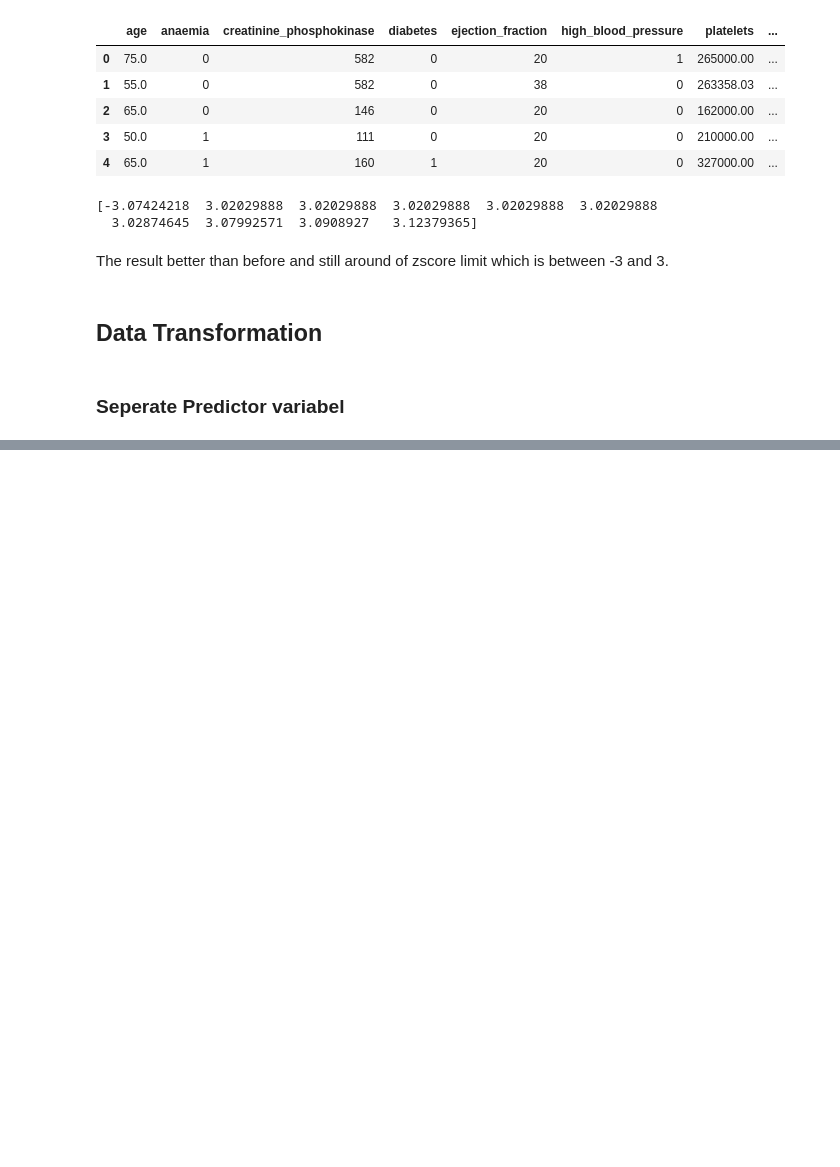
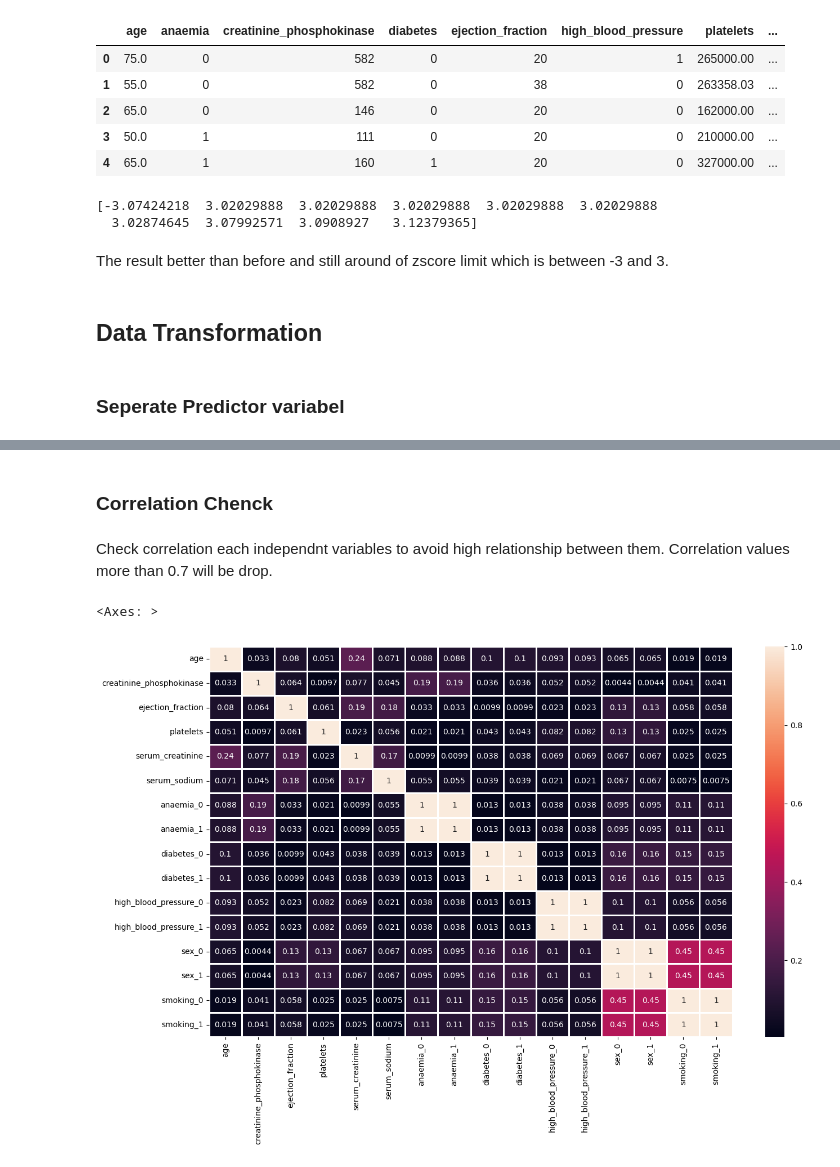
Before and after one commit to enthokz/Prediction-Model-Exercise, a Jupyter notebook: Heart Failure Predict/Prediction_model_heart_disease_2.ipynb, the cells around one changed output, grey strips where cells are left out. Saved outputs shown, nothing was run; the diff lists cells and outputs as text; code cells hidden in the pictures; blank space fills up the shorter version.

```diff
--- a/Heart Failure Predict/Prediction_model_heart_disease_2.ipynb
+++ b/Heart Failure Predict/Prediction_model_heart_disease_2.ipynb
@@ -253,0 +313,4 @@ Seperate independent a
+# %%
+# Numerical Columns
+num_col= predic.columns[:6]
+num_col
@@ -253,0 +321,4 @@ Seperate independent a
+# %%
+# Define Numerical Data
+pred_num= predic[num_col]
+pred_num.head()
@@ -253,0 +332,8 @@ Seperate independent a
+# %%
+# Standardization Numerical Data
+from sklearn.preprocessing import StandardScaler
+
+std= StandardScaler()
+pred_num= pd.DataFrame(std.fit_transform(pred_num))
+pred_num.columns=num_col
+pred_num.head()
@@ -253,0 +349,4 @@ Seperate independent a
+# %%
+# Merge Data For Independent Variables
+X=pd.concat([pred_num,pred_cat], axis=1)
+X.head()
@@ -253,0 +377,13 @@ Seperate independent a
+# %% [markdown]
+### Correlation Chenck
+# %% [markdown]
+Check correlation each independnt variables to avoid high relationship between them. Correlation values more than 0.7 will be drop.
+# %%
+# Check correlation
+cor= X.corr().abs()     ## Abs because we don't need correlation direction
+
+plt.figure(figsize=(15,9))
+sns.heatmap(cor, annot=True, linewidths=2)
+# %% [output]
+<Axes: >
+[figure, added]
```
Also changed, not shown: parts of 32 cells of this notebook.
